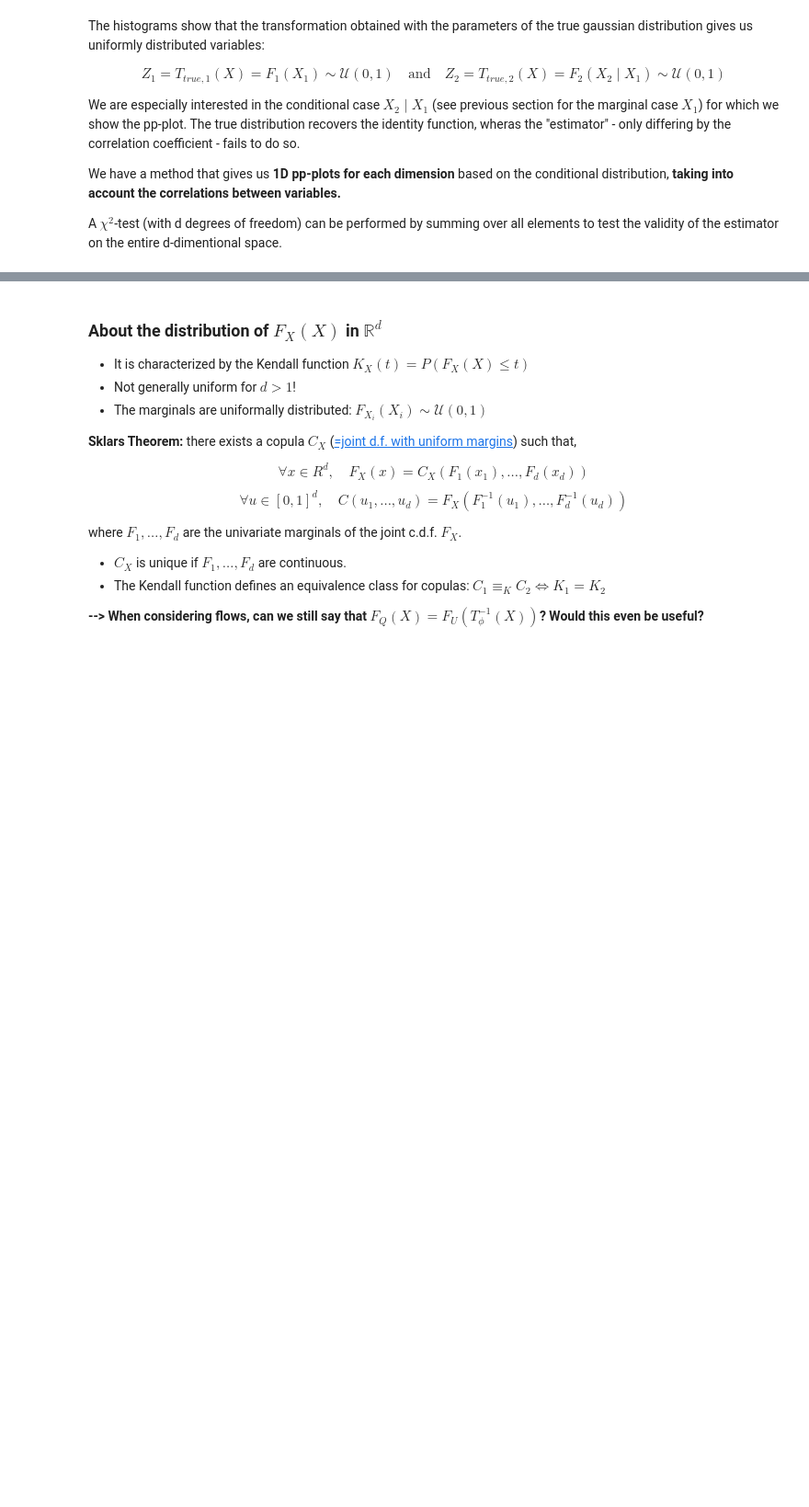
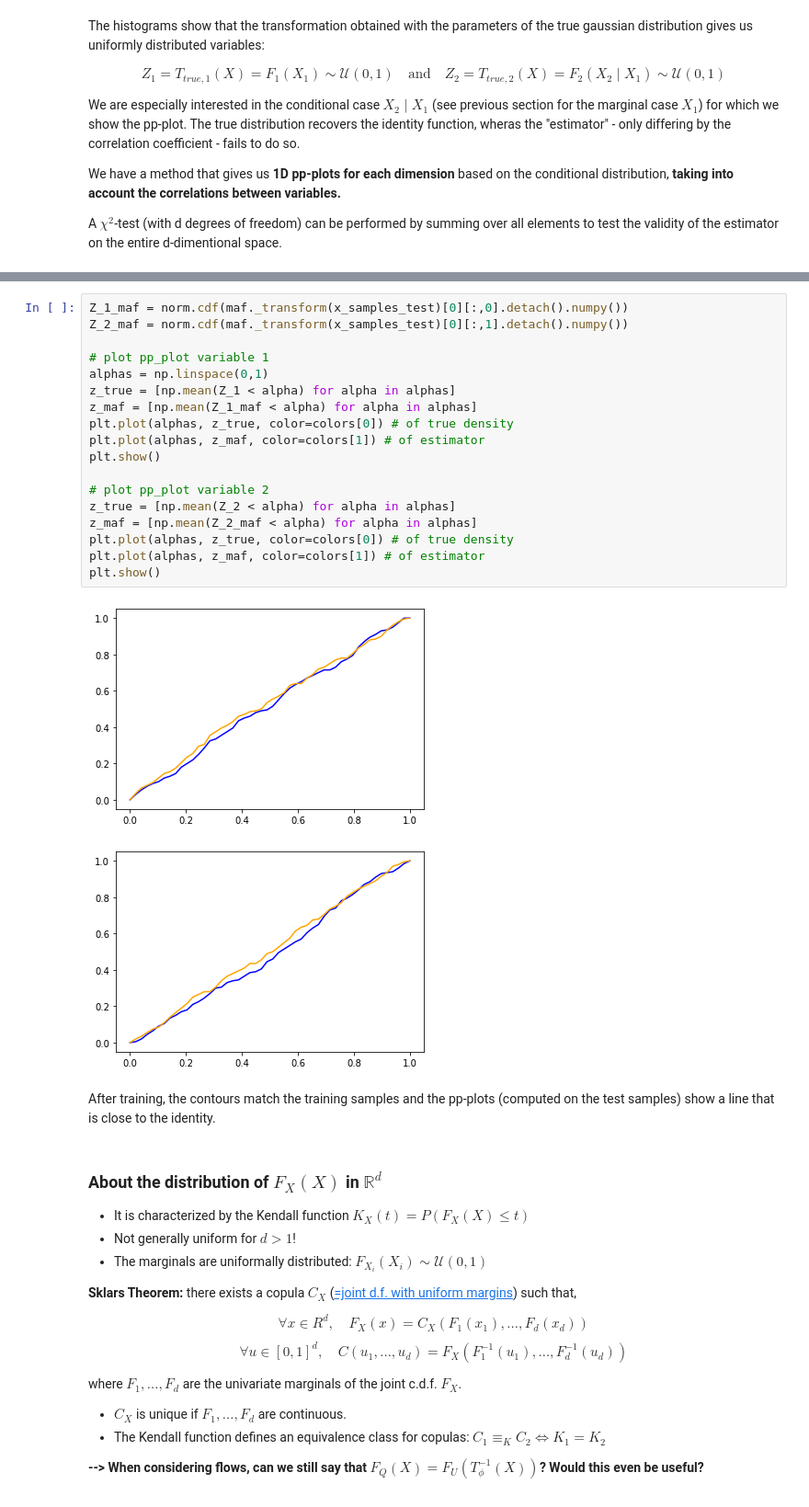
Before and after one commit to JuliaLinhart/valDiags_flows, a Jupyter notebook: PIT_for_Flows.ipynb, the cells around one changed output, grey strips where cells are left out. Shown at 92% size. Saved outputs shown, nothing was run; the diff lists cells and outputs as text; blank space fills up the shorter version.

```diff
--- a/PIT_for_Flows.ipynb
+++ b/PIT_for_Flows.ipynb
@@ -363,3 +464,26 @@ A $\chi^2$-test (with d degrees of freedom) can be performed by summing over all
+# %%
+Z_1_maf = norm.cdf(maf._transform(x_samples_test)[0][:,0].detach().numpy())
+Z_2_maf = norm.cdf(maf._transform(x_samples_test)[0][:,1].detach().numpy())
+
+# plot pp_plot variable 1
+alphas = np.linspace(0,1)
+z_true = [np.mean(Z_1 < alpha) for alpha in alphas]
+z_maf = [np.mean(Z_1_maf < alpha) for alpha in alphas]
+plt.plot(alphas, z_true, color=colors[0]) # of true density
+plt.plot(alphas, z_maf, color=colors[1]) # of estimator
+plt.show()
+
+# plot pp_plot variable 2
+z_true = [np.mean(Z_2 < alpha) for alpha in alphas]
+z_maf = [np.mean(Z_2_maf < alpha) for alpha in alphas]
+plt.plot(alphas, z_true, color=colors[0]) # of true density
+plt.plot(alphas, z_maf, color=colors[1]) # of estimator
+plt.show()
+# %% [output]
+[figure, added]
+[figure, added]
+# %% [markdown]
+After training, the contours match the training samples and the pp-plots (computed on the test samples) show a line that is close to the identity.
 # %% [markdown]
 ### About the distribution of $F_X(X)$ in $\mathbb{R}^d$
 - It is characterized by the Kendall function $K_X(t)=P(F_X(X)\leq t)$
```
Also changed, not shown: parts of 13 cells of this notebook.
